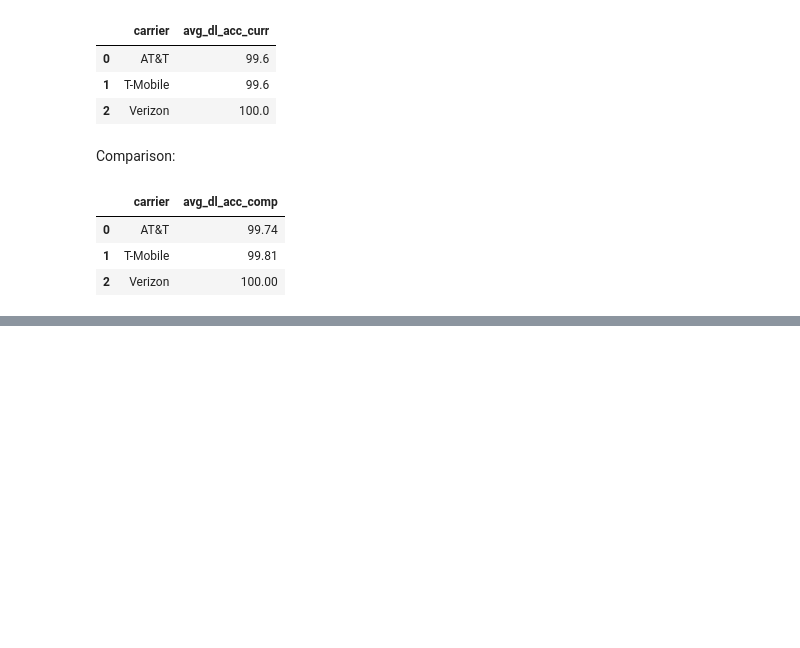
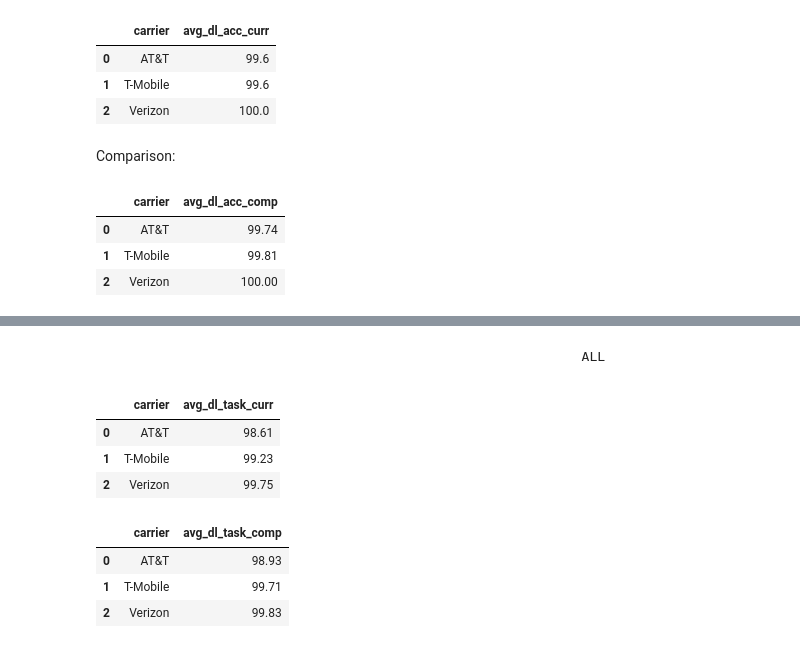
Before and after one commit to ookla-jennymassari/dq_reporting_test.py, a Jupyter notebook: dq_reporting_notebook.ipynb, the cells around one changed output, grey strips where cells are left out. Cells and saved outputs as stored; diff of their text form; code cells hidden in the pictures; blank space fills up the shorter version.

```diff
--- a/dq_reporting_notebook.ipynb
+++ b/dq_reporting_notebook.ipynb
@@ -1501,0 +1570,34 @@ dl_all_acc_comp.head()
+# %% [markdown]
+                                                                ALL
+# %%
+dl_all_task_curr = (
+    filtered_dl_task_succ_curr
+    .groupby('carrier', as_index=False)['percentage_task_success']
+    .mean()
+    .rename(columns={'percentage_task_success': 'avg_dl_task_curr'})
+)
+
+dl_all_task_curr['avg_dl_task_curr'] = dl_all_task_curr['avg_dl_task_curr'].round(2)
+
+dl_all_task_curr.head()
+# %% [output]
+|  | carrier | avg_dl_task_curr |
+| 0 | AT&T | 98.61 |
+| 1 | T-Mobile | 99.23 |
+| 2 | Verizon | 99.75 |
+# %%
+dl_all_task_comp = (
+    filtered_dl_task_succ_comp
+    .groupby('carrier', as_index=False)['percentage_task_success']
+    .mean()
+    .rename(columns={'percentage_task_success': 'avg_dl_task_comp'})
+)
+
+dl_all_task_comp['avg_dl_task_comp'] = dl_all_task_comp['avg_dl_task_comp'].round(2)
+
+dl_all_task_comp.head()
+# %% [output]
+|  | carrier | avg_dl_task_comp |
+| 0 | AT&T | 98.93 |
+| 1 | T-Mobile | 99.71 |
+| 2 | Verizon | 99.83 |
```
Also changed, not shown: parts of 4 cells of this notebook.
